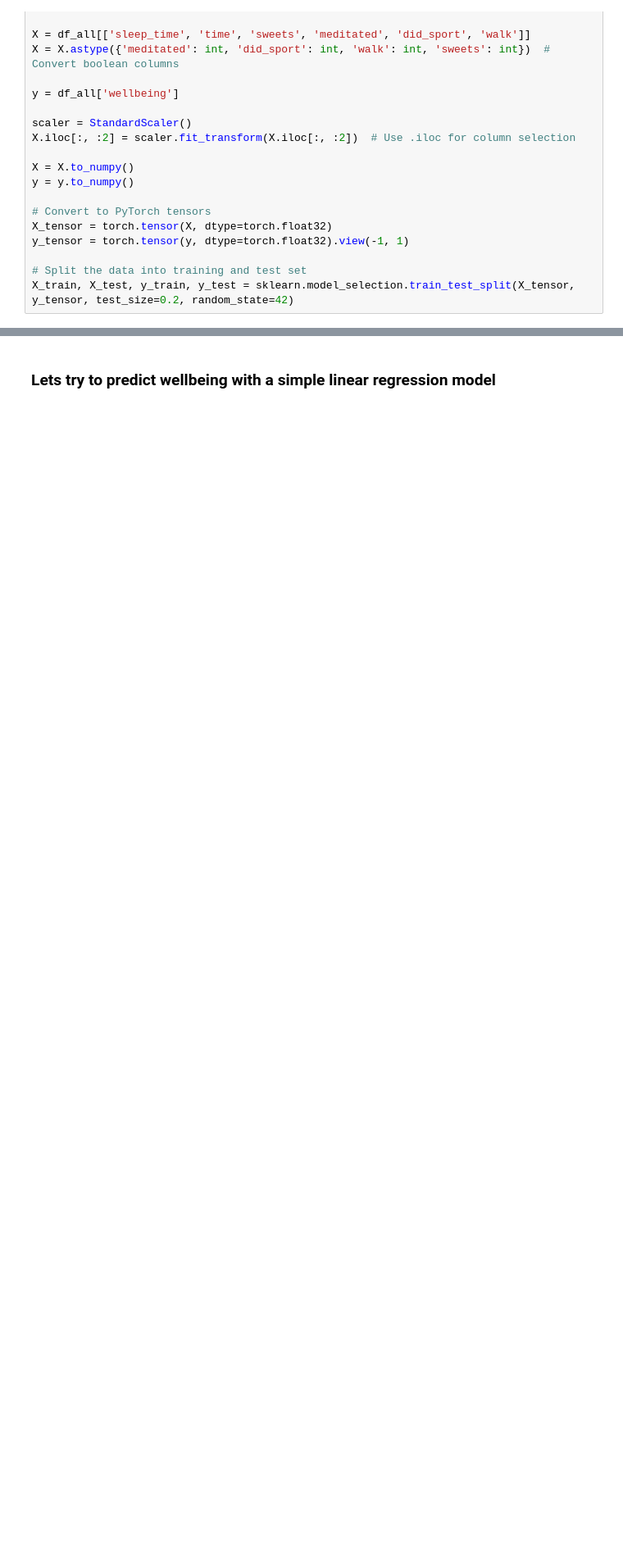
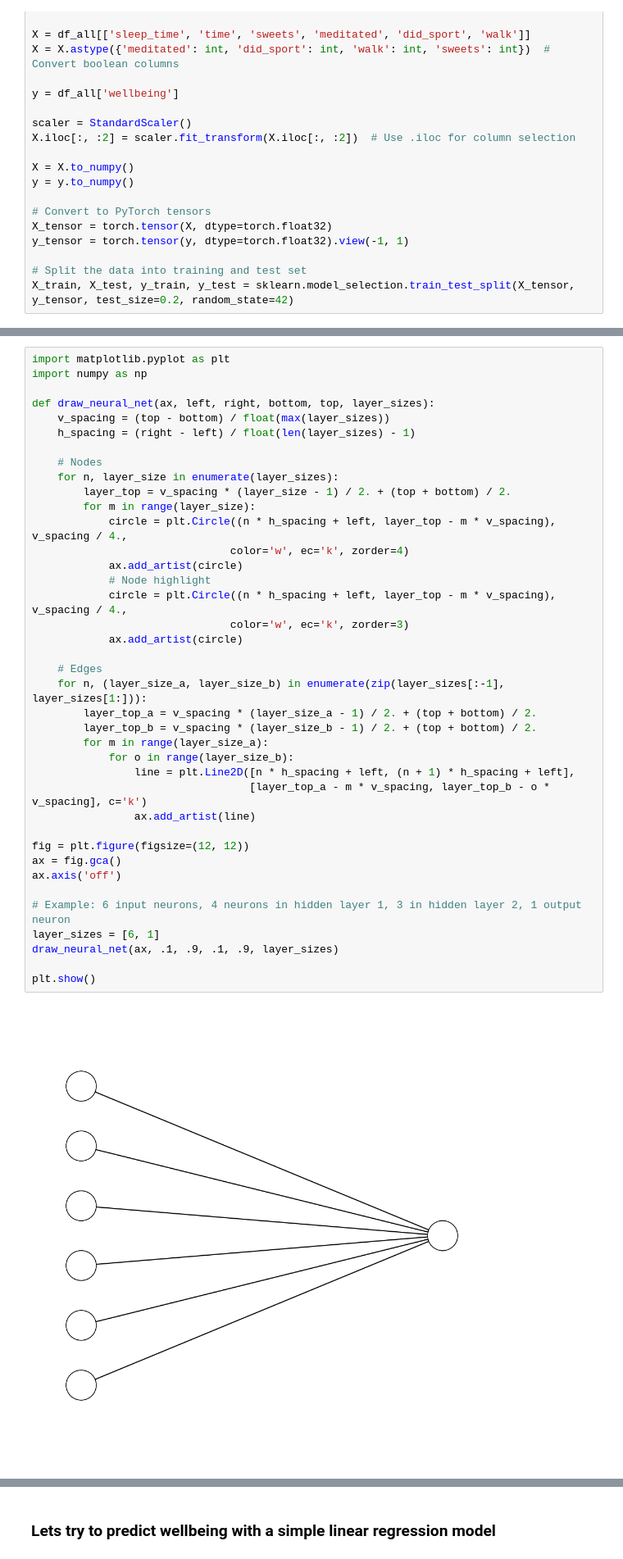
Before and after one commit to saurluca/scipy, a Jupyter notebook: start.ipynb, the cells around one changed output, grey strips where cells are left out. Shown: that part at 82% size. Cells and saved outputs as stored; diff of their text form; blank space fills up the shorter version.

```diff
--- a/start.ipynb
+++ b/start.ipynb
@@ -219,3 +247,44 @@ NameError: name 'loss_fn' is not defined
+# %%
+import matplotlib.pyplot as plt
+import numpy as np
+
+def draw_neural_net(ax, left, right, bottom, top, layer_sizes):
+    v_spacing = (top - bottom) / float(max(layer_sizes))
+    h_spacing = (right - left) / float(len(layer_sizes) - 1)
+
+    # Nodes
+    for n, layer_size in enumerate(layer_sizes):
+        layer_top = v_spacing * (layer_size - 1) / 2. + (top + bottom) / 2.
+        for m in range(layer_size):
+            circle = plt.Circle((n * h_spacing + left, layer_top - m * v_spacing), v_spacing / 4.,
+                               color='w', ec='k', zorder=4)
+            ax.add_artist(circle)
+            # Node highlight
+            circle = plt.Circle((n * h_spacing + left, layer_top - m * v_spacing), v_spacing / 4.,
+                               color='w', ec='k', zorder=3)
+            ax.add_artist(circle)
+
+    # Edges
+    for n, (layer_size_a, layer_size_b) in enumerate(zip(layer_sizes[:-1], layer_sizes[1:])):
+        layer_top_a = v_spacing * (layer_size_a - 1) / 2. + (top + bottom) / 2.
+        layer_top_b = v_spacing * (layer_size_b - 1) / 2. + (top + bottom) / 2.
+        for m in range(layer_size_a):
+            for o in range(layer_size_b):
+                line = plt.Line2D([n * h_spacing + left, (n + 1) * h_spacing + left],
+                                  [layer_top_a - m * v_spacing, layer_top_b - o * v_spacing], c='k')
+                ax.add_artist(line)
+
+fig = plt.figure(figsize=(12, 12))
+ax = fig.gca()
+ax.axis('off')
+
+# Example: 6 input neurons, 4 neurons in hidden layer 1, 3 in hidden layer 2, 1 output neuron
+layer_sizes = [6, 1]
+draw_neural_net(ax, .1, .9, .1, .9, layer_sizes)
+
+plt.show()
+# %% [output]
+[figure, added]
 # %% [markdown]
 As we can see, the model is not very good at predicting the wellbeing of the participants.
 To be exact, the model is a lot worse then simply calculating the mean of the wellbeing of the participants.
```
Also changed, not shown: parts of 3 cells of this notebook, 1 other file.
